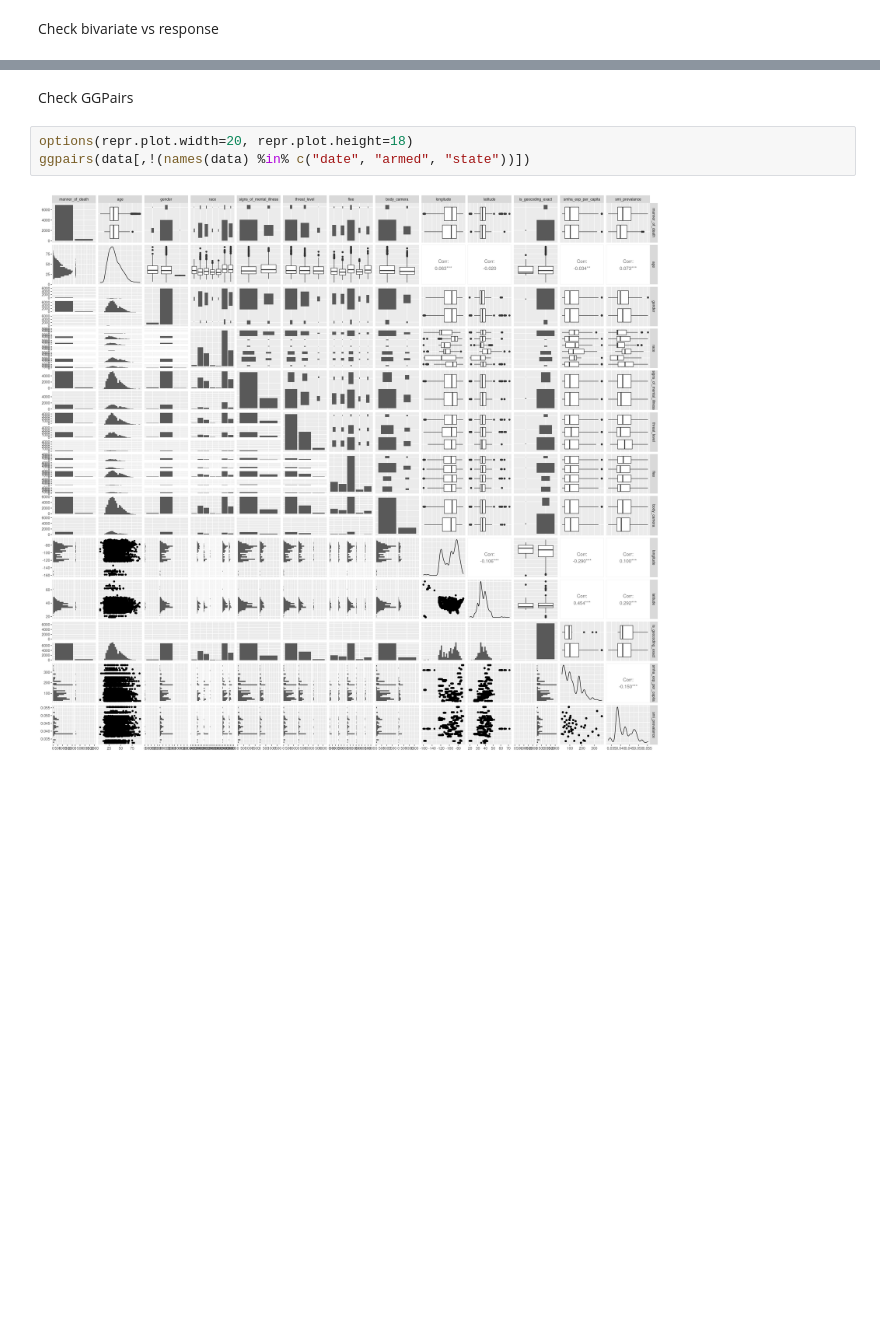
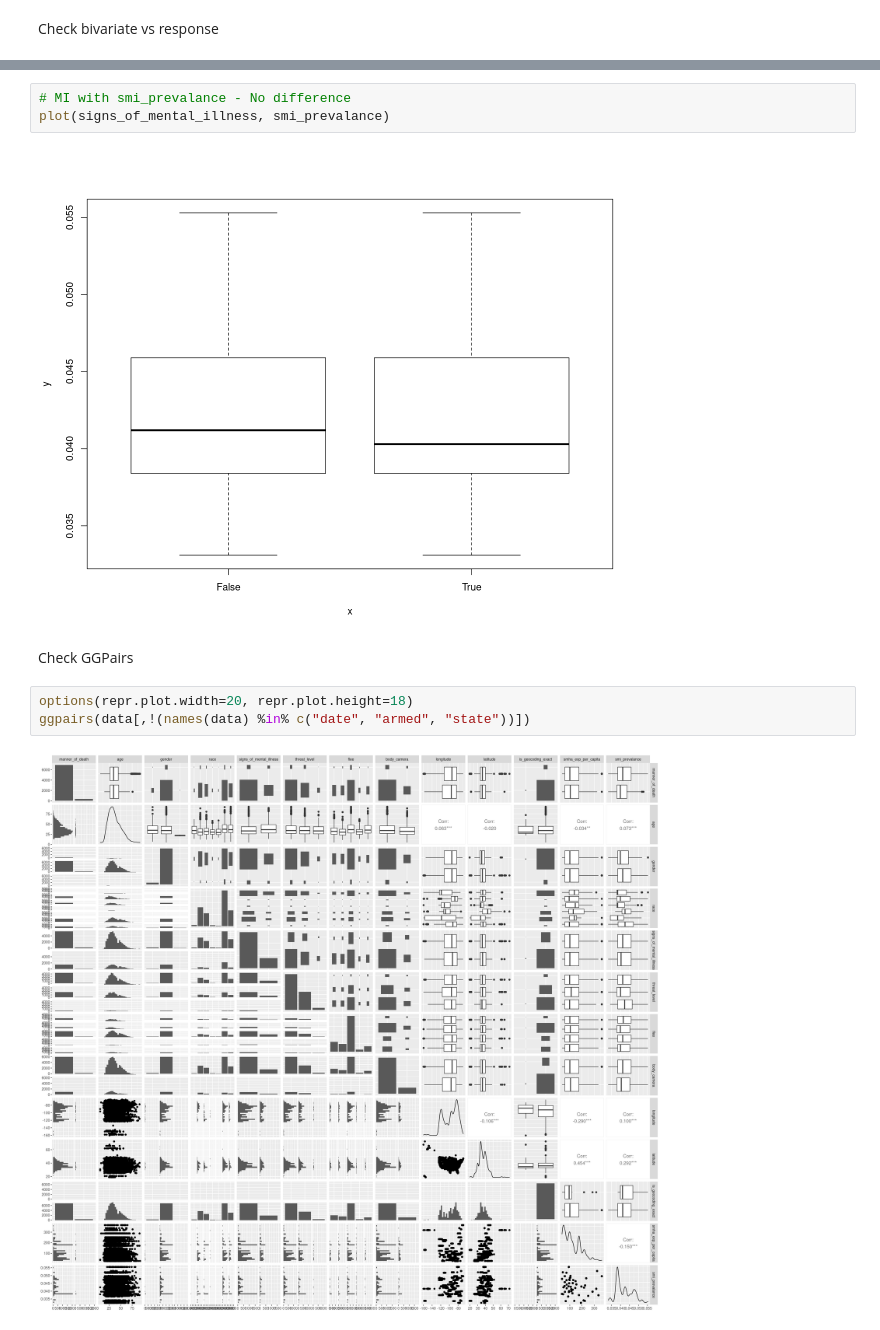
Before and after one commit to spacegoat1/data2020_project, a Jupyter notebook: 1_univar-EDA.ipynb, the cells around one changed output, grey strips where cells are left out. Saved outputs shown, nothing was run; the diff lists cells and outputs as text; blank space fills up the shorter version.

```diff
--- a/code.ipynb
+++ b/1_univar-EDA.ipynb
@@ -195,3 +437,8 @@ Check bivariate vs response
+# %%
+# MI with smi_prevalance - No difference
+plot(signs_of_mental_illness, smi_prevalance)
+# %% [output]
+[figure, added]
 # %% [markdown]
 Check GGPairs
 # %%
```
Also changed, not shown: parts of 22 cells of this notebook, 2 other files.
